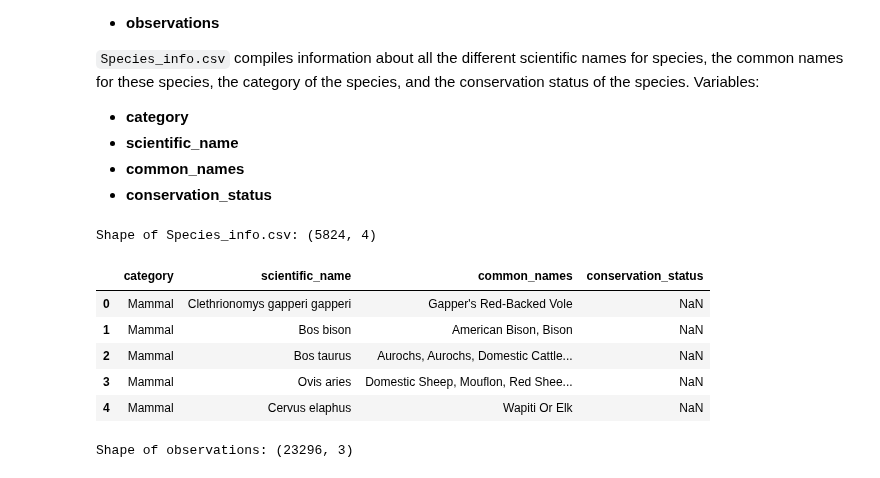
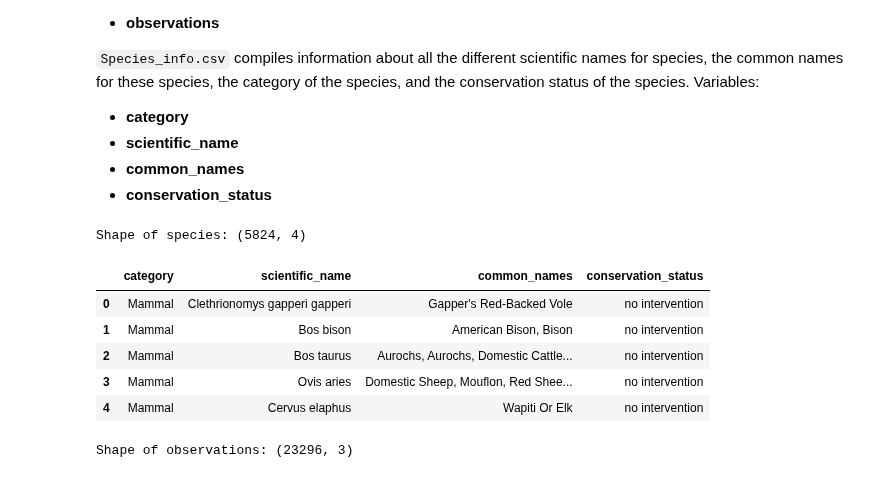
Before and after one commit to Gigabyte2408/biodiversity-project, a Jupyter notebook: biodiversity.ipynb, the cells around one changed output. Saved outputs shown, nothing was run; the diff lists cells and outputs as text; code cells hidden in the pictures.

```diff
--- a/biodiversity.ipynb
+++ b/biodiversity.ipynb
@@ -3,6 +3,7 @@ import pandas as pd
 import numpy as np
 from matplotlib import pyplot as plt
 import seaborn as sns
+pd.set_option('display.max_rows', None)
 # %% [markdown]
 #### Biodiversity Project
 
@@ -21,19 +22,20 @@ This project will analyze data from two files: observations.csv and species_info
 # %%
 species = pd.read_csv('/users/ghanimsial/desktop/Code Cademy/Data Science Machine Learning Specialist/Biodiversity Project/species_info.csv')
 print(f'Shape of species: {species.shape}')
+species.fillna(value = {'conservation_status': 'no intervention'}, inplace=True)
 species.head()
 # category
 # scientific_name
 # common_names
 # conservation_status
 # %% [output]
-Shape of Species_info.csv: (5824, 4)
+Shape of species: (5824, 4)
 |  | category | scientific_name | common_names | conservation_status |
-| 0 | Mammal | Clethrionomys gapperi gapperi | Gapper's Red-Backed Vole | NaN |
-| 1 | Mammal | Bos bison | American Bison, Bison | NaN |
-| 2 | Mammal | Bos taurus | Aurochs, Aurochs, Domestic Cattle... | NaN |
-| 3 | Mammal | Ovis aries | Domestic Sheep, Mouflon, Red Shee... | NaN |
-| 4 | Mammal | Cervus elaphus | Wapiti Or Elk | NaN |
+| 0 | Mammal | Clethrionomys gapperi gapperi | Gapper's Red-Backed Vole | no intervention |
+| 1 | Mammal | Bos bison | American Bison, Bison | no intervention |
+| 2 | Mammal | Bos taurus | Aurochs, Aurochs, Domestic Cattle... | no intervention |
+| 3 | Mammal | Ovis aries | Domestic Sheep, Mouflon, Red Shee... | no intervention |
+| 4 | Mammal | Cervus elaphus | Wapiti Or Elk | no intervention |
 # %%
 observations = pd.read_csv('/users/ghanimsial/desktop/Code Cademy/Data Science Machine Learning Specialist/Biodiversity Project/observations.csv')
 print(f'Shape of observations: {observations.shape}')
```
Also changed, not shown: parts of 3 cells of this notebook.
